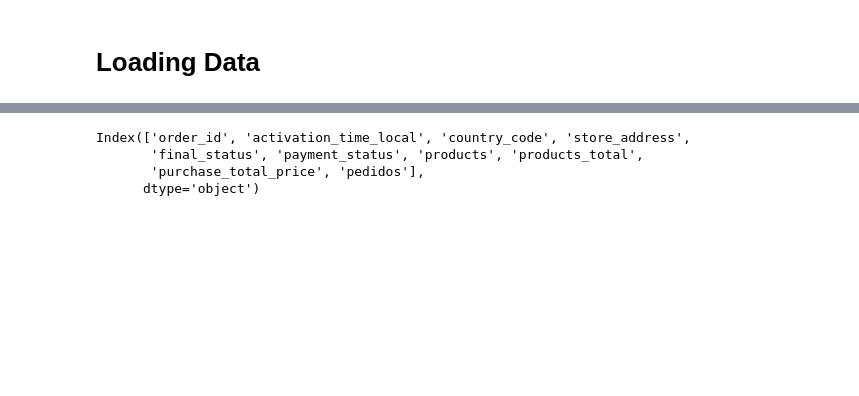
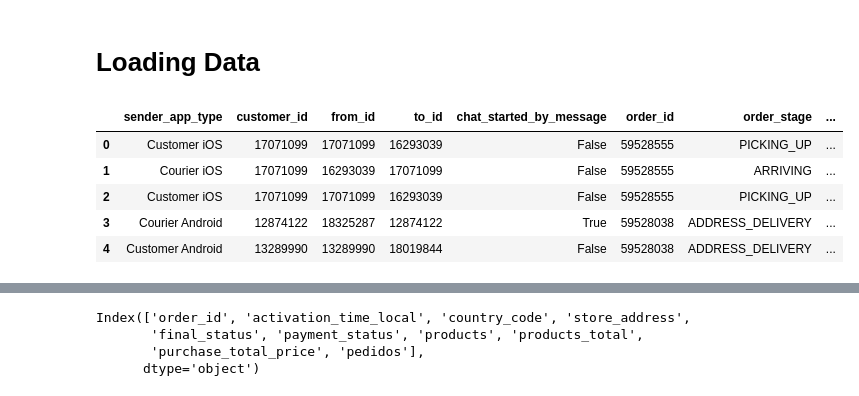
Before and after one commit to ivanseldas/Ironhack-Delivery-Product-Analysis, a Jupyter notebook: main.ipynb, the cells around one changed output, grey strips where cells are left out. Saved outputs shown, nothing was run; the diff lists cells and outputs as text; code cells hidden in the pictures; blank space fills up the shorter version.

```diff
--- a/main.ipynb
+++ b/main.ipynb
@@ -10,3 +11,12 @@ import pandas as pd
 customer_courier = pd.read_excel('./project_dataset/sql_tables_sample/customer_courier_chat_messages.xlsx')
 orders = pd.read_excel('./project_dataset/sql_tables_sample/orders.xlsx')
 fake = pd.read_excel('./project_dataset/python_raw_data/fake_orders_test.xlsx')
+# %%
+customer_courier.head()
+# %% [output]
+|  | sender_app_type | customer_id | from_id | to_id | chat_started_by_message | order_id | order_stage | ... |
+| 0 | Customer iOS | 17071099 | 17071099 | 16293039 | False | 59528555 | PICKING_UP | ... |
+| 1 | Courier iOS | 17071099 | 16293039 | 17071099 | False | 59528555 | ARRIVING | ... |
+| 2 | Customer iOS | 17071099 | 17071099 | 16293039 | False | 59528555 | PICKING_UP | ... |
+| 3 | Courier Android | 12874122 | 18325287 | 12874122 | True | 59528038 | ADDRESS_DELIVERY | ... |
+| 4 | Customer Android | 13289990 | 13289990 | 18019844 | False | 59528038 | ADDRESS_DELIVERY | ... |
```
Also changed, not shown: parts of 13 cells of this notebook, 3 other files.
